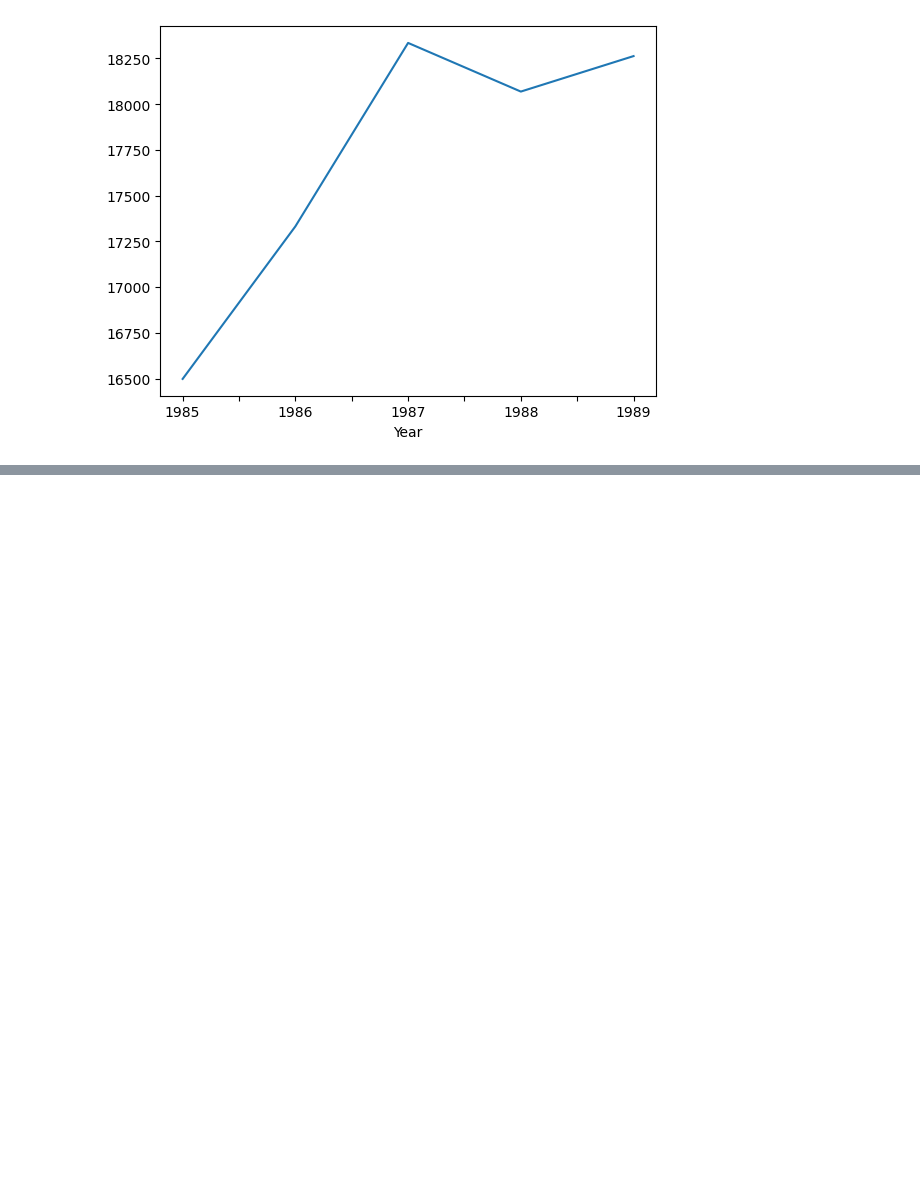
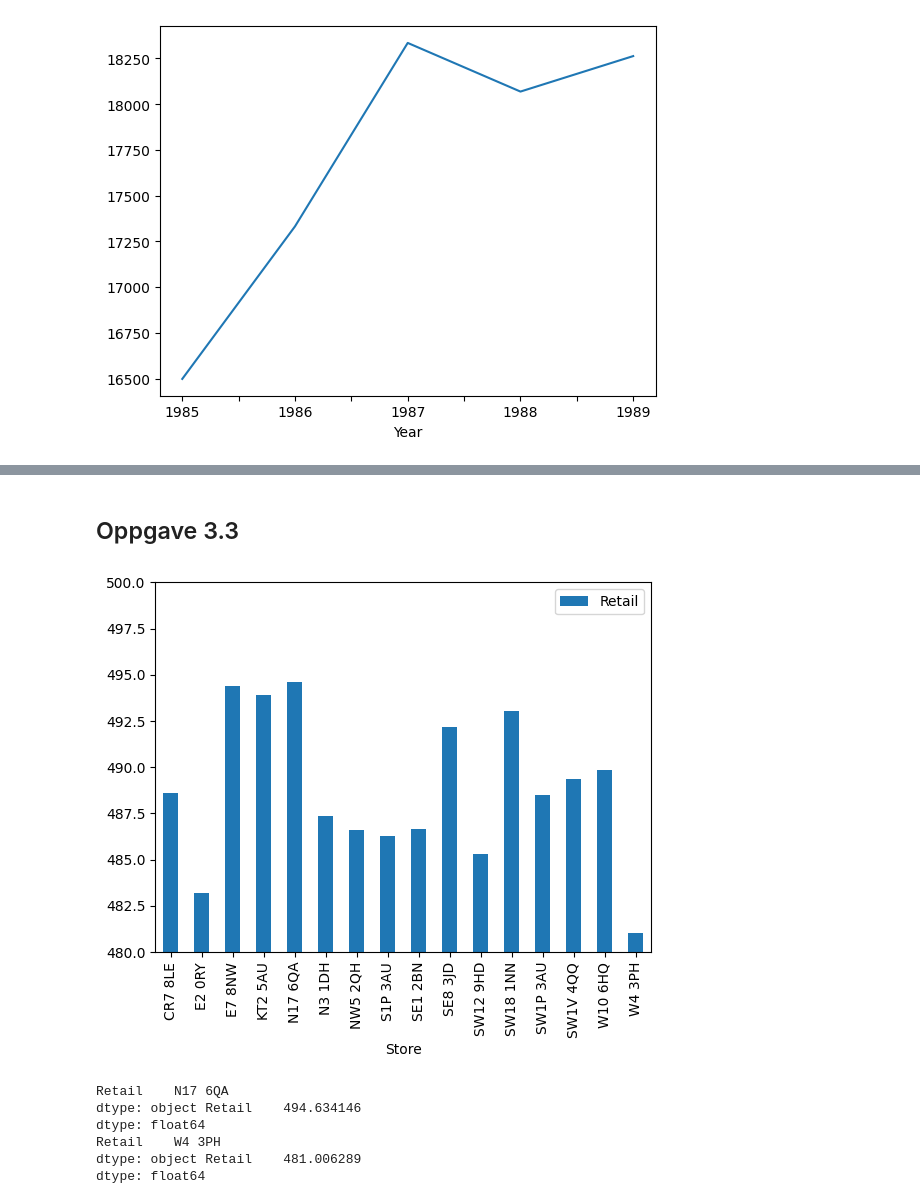
Before and after one commit to Xinini/BBAN4001, a Jupyter notebook: Øvinger/Øving 2/Øving 2.ipynb, the cells around one changed output, grey strips where cells are left out. Saved outputs shown, nothing was run; the diff lists cells and outputs as text; code cells hidden in the pictures; blank space fills up the shorter version.

```diff
--- a/Øvinger/Øving 2/Øving 2.ipynb
+++ b/Øvinger/Øving 2/Øving 2.ipynb
@@ -62,0 +83,34 @@ plt.show()
+# %% [markdown]
+## Oppgave 3.3
+# %%
+#a)
+laptop_jan_df = pd.read_csv("LaptopSalesJanuary2008.csv")
+
+laptop_jan_df = pd.DataFrame({
+    "Store" : laptop_jan_df.pop("Store Postcode"),
+    "Retail" : laptop_jan_df.pop("Retail Price")
+})
+
+laptop_jan_df.head()
+
+#Groupby and find mean
+group_laptop = laptop_jan_df.groupby("Store")
+group_laptop.mean()
+group_laptop_mean = group_laptop.mean()
+
+ax = group_laptop_mean.plot.bar(ylim=[480,500])
+plt.show()
+
+print(group_laptop_mean.idxmax(),group_laptop_mean.max())
+#Highest average is 495 at store N17 6QA
+
+print(group_laptop_mean.idxmin(), group_laptop_mean.min())
+#Lowest average is 481 at store W4 3PH
+# %% [output]
+[figure, added]
+Retail    N17 6QA
+dtype: object Retail    494.634146
+dtype: float64
+Retail    W4 3PH
+dtype: object Retail    481.006289
+dtype: float64
```
Also changed, not shown: parts of 5 cells of this notebook, 2 other files.
